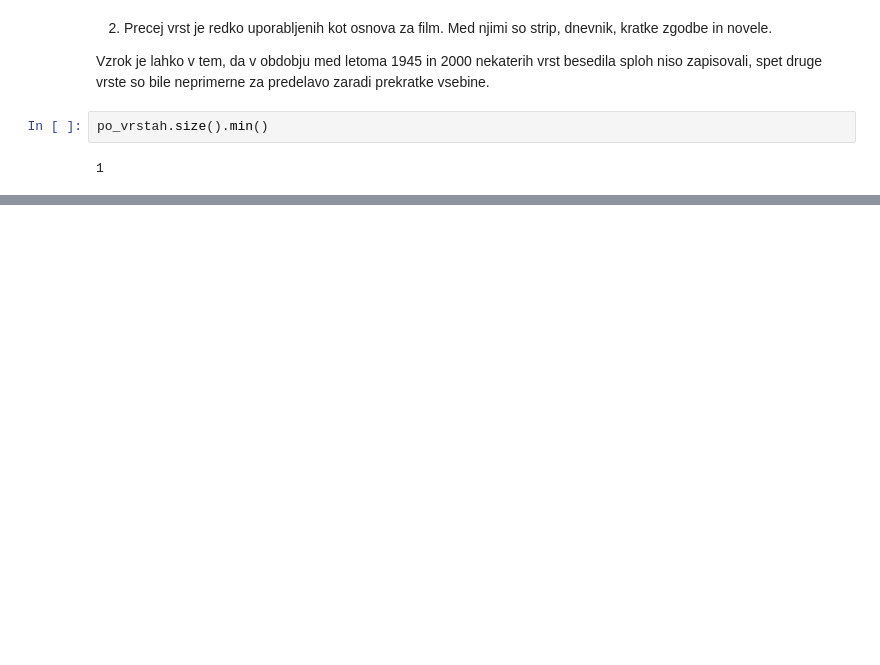
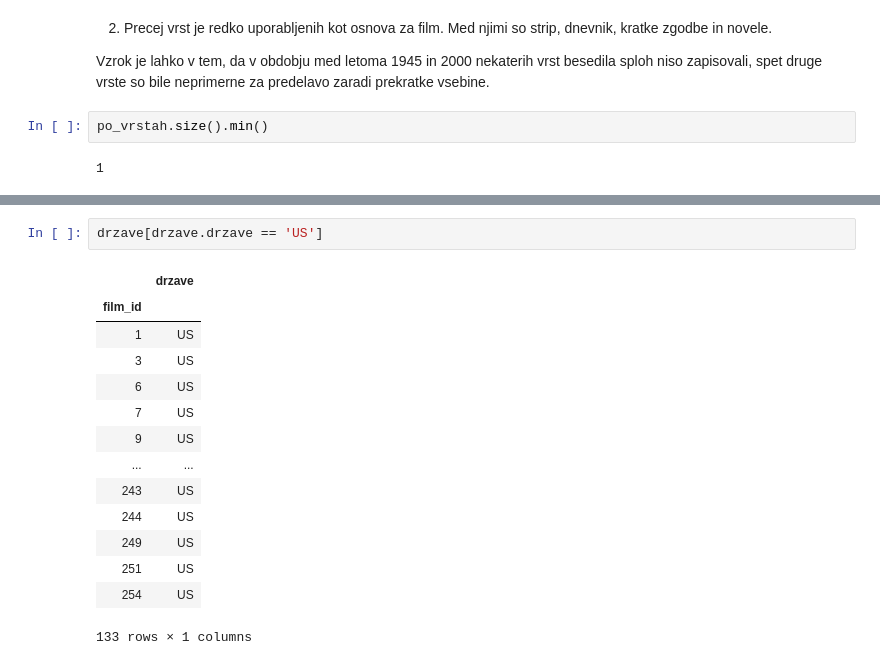
Before and after one commit to AnaSenica/Najbolj-prodajane-knjige, a Jupyter notebook: Projektna naloga.ipynb, the cells around one changed output, grey strips where cells are left out. Saved outputs shown, nothing was run; the diff lists cells and outputs as text; blank space fills up the shorter version.

```diff
--- a/Projektna naloga.ipynb
+++ b/Projektna naloga.ipynb
@@ -61,0 +217,17 @@ po_vrstah.size().min()
+# %%
+drzave[drzave.drzave == 'US']
+# %% [output]
+|  | drzave |
+| film_id |  |
+| 1 | US |
+| 3 | US |
+| 6 | US |
+| 7 | US |
+| 9 | US |
+| ... | ... |
+| 243 | US |
+| 244 | US |
+| 249 | US |
+| 251 | US |
+| 254 | US |
+133 rows × 1 columns
```
Also changed, not shown: parts of 22 cells of this notebook.
